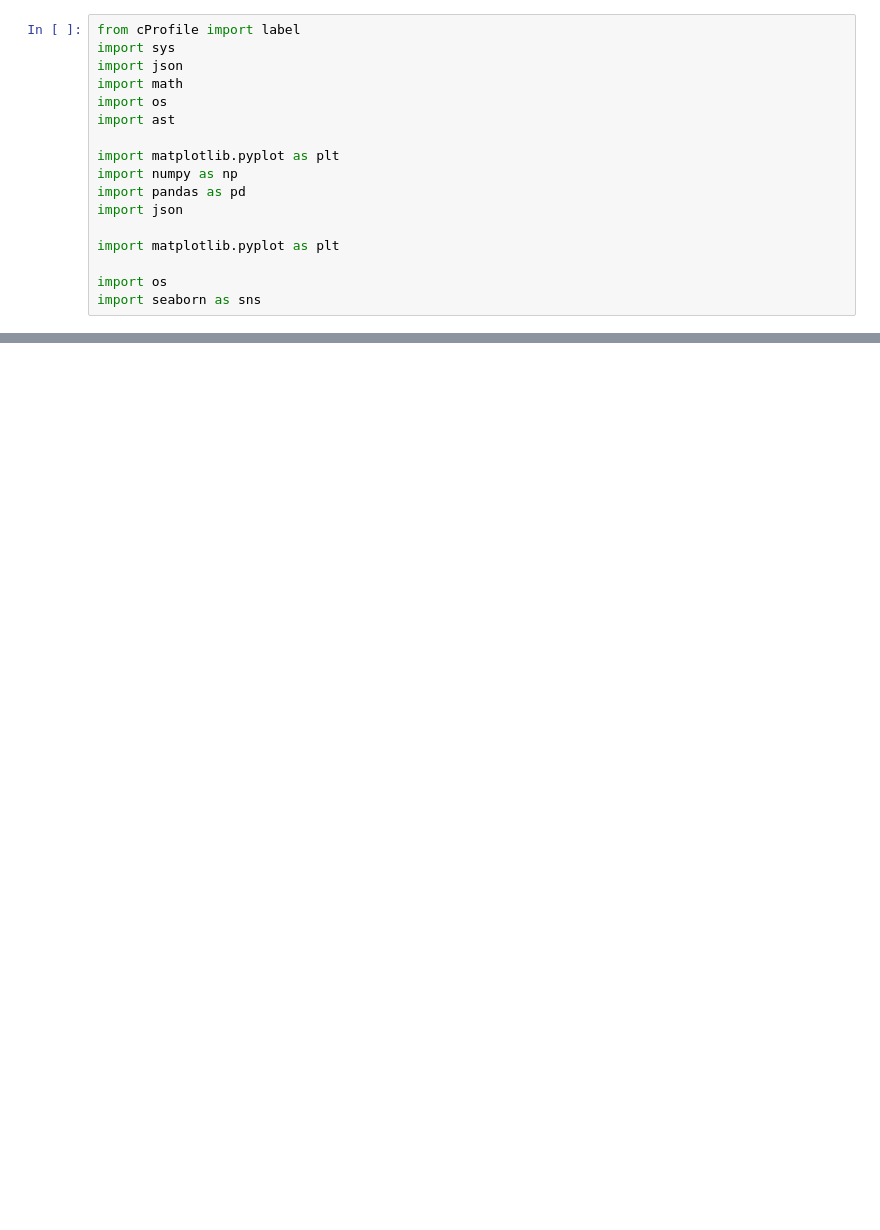
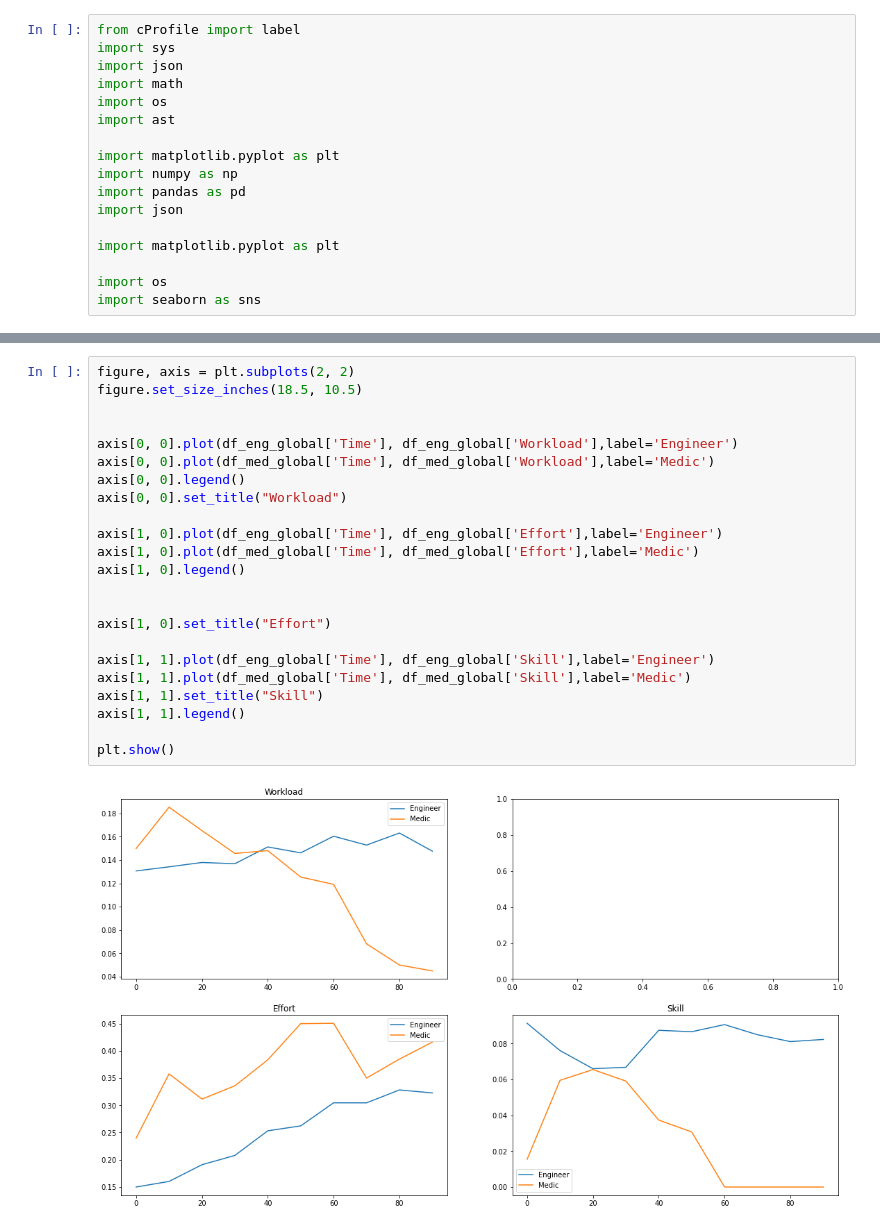
Before and after one commit to joseco96/TED-Minimap, a Jupyter notebook: output/TED_graphs.ipynb, the cells around one changed output, grey strips where cells are left out. Saved outputs shown, nothing was run; the diff lists cells and outputs as text; blank space fills up the shorter version.

```diff
--- a/output/TED_graphs.ipynb
+++ b/output/TED_graphs.ipynb
@@ -327,0 +200,25 @@ for i, proccess in enumerate(metrics):
+# %%
+figure, axis = plt.subplots(2, 2)
+figure.set_size_inches(18.5, 10.5)
+
+
+axis[0, 0].plot(df_eng_global['Time'], df_eng_global['Workload'],label='Engineer')
+axis[0, 0].plot(df_med_global['Time'], df_med_global['Workload'],label='Medic')
+axis[0, 0].legend()
+axis[0, 0].set_title("Workload")
+
+axis[1, 0].plot(df_eng_global['Time'], df_eng_global['Effort'],label='Engineer')
+axis[1, 0].plot(df_med_global['Time'], df_med_global['Effort'],label='Medic')
+axis[1, 0].legend()
+
+
+axis[1, 0].set_title("Effort")
+
+axis[1, 1].plot(df_eng_global['Time'], df_eng_global['Skill'],label='Engineer')
+axis[1, 1].plot(df_med_global['Time'], df_med_global['Skill'],label='Medic')
+axis[1, 1].set_title("Skill")
+axis[1, 1].legend()
+
+plt.show()
+# %% [output]
+[figure, added]
```
Also changed, not shown: parts of 10 cells of this notebook.
